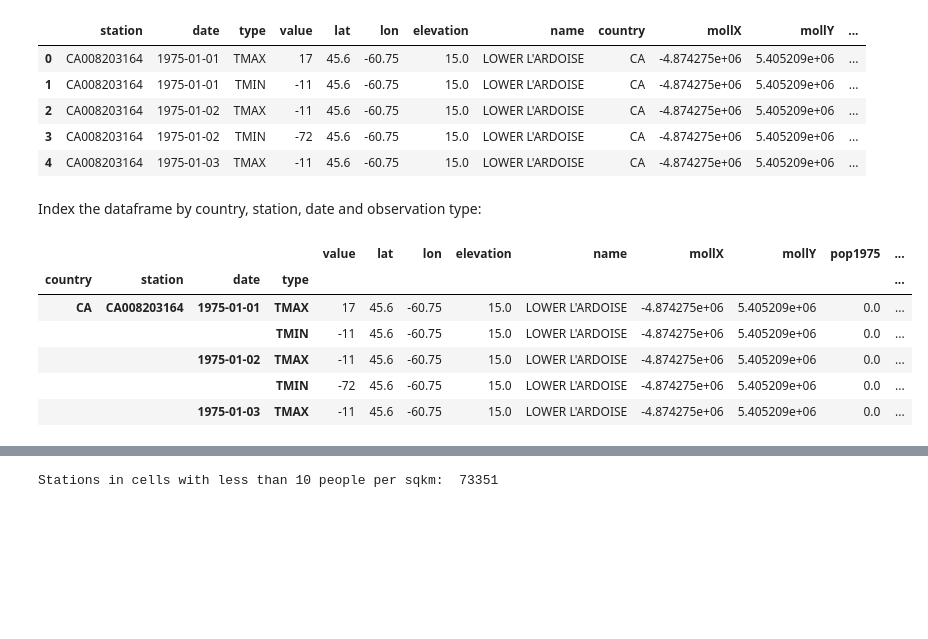
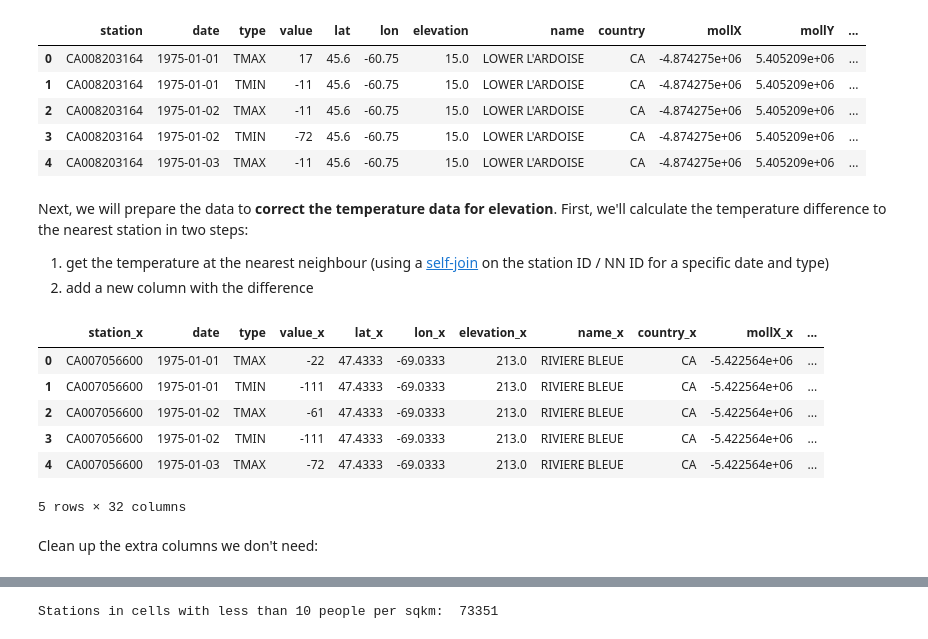
Before and after one commit to crstn/CISC, a Jupyter notebook: UHI-NOAA/NOAA_weather_station_data.ipynb, the cells around one changed output, grey strips where cells are left out. Cells and saved outputs as stored; diff of their text form; code cells hidden in the pictures; blank space fills up the shorter version.

Commit message:
Self-join added to get nearest neighbor temperatures on same day

```diff
--- a/UHI-NOAA/NOAA_weather_station_data.ipynb
+++ b/UHI-NOAA/NOAA_weather_station_data.ipynb
@@ -394,16 +417,21 @@ data_1975.head()
 | 2 | CA008203164 | 1975-01-02 | TMAX | -11 | 45.6 | -60.75 | 15.0 | LOWER L'ARDOISE | CA | -4.874275e+06 | 5.405209e+06 | ... |
 | 3 | CA008203164 | 1975-01-02 | TMIN | -72 | 45.6 | -60.75 | 15.0 | LOWER L'ARDOISE | CA | -4.874275e+06 | 5.405209e+06 | ... |
 | 4 | CA008203164 | 1975-01-03 | TMAX | -11 | 45.6 | -60.75 | 15.0 | LOWER L'ARDOISE | CA | -4.874275e+06 | 5.405209e+06 | ... |
-# %% [markdown]
-Index the dataframe by country, station, date and observation type:
+# %% [markdown]
+Next, we will prepare the data to **correct the temperature data for elevation**. First, we'll calculate the temperature difference to the nearest station in two steps:
+
+1. get the temperature at the nearest neighbour (using a <a href="Self-join demo.ipynb" target="_blank">self-join</a> on the station ID / NN ID for a specific date and type)
+2. add a new column with the difference
 # %%
-data_1975.set_index(['country','station','date','type'], inplace=True)
+data_1975 = data_1975.merge(data_1975, left_on=['NN','date','type'], right_on=['station','date','type'])
 data_1975.head()
 # %% [output]
-|  |  |  |  | value | lat | lon | elevation | name | mollX | mollY | pop1975 | ... |
-| country | station | date | type |  |  |  |  |  |  |  |  | ... |
-| CA | CA008203164 | 1975-01-01 | TMAX | 17 | 45.6 | -60.75 | 15.0 | LOWER L'ARDOISE | -4.874275e+06 | 5.405209e+06 | 0.0 | ... |
-|  |  |  | TMIN | -11 | 45.6 | -60.75 | 15.0 | LOWER L'ARDOISE | -4.874275e+06 | 5.405209e+06 | 0.0 | ... |
-|  |  | 1975-01-02 | TMAX | -11 | 45.6 | -60.75 | 15.0 | LOWER L'ARDOISE | -4.874275e+06 | 5.405209e+06 | 0.0 | ... |
-|  |  |  | TMIN | -72 | 45.6 | -60.75 | 15.0 | LOWER L'ARDOISE | -4.874275e+06 | 5.405209e+06 | 0.0 | ... |
-|  |  | 1975-01-03 | TMAX | -11 | 45.6 | -60.75 | 15.0 | LOWER L'ARDOISE | -4.874275e+06 | 5.405209e+06 | 0.0 | ... |
+|  | station_x | date | type | value_x | lat_x | lon_x | elevation_x | name_x | country_x | mollX_x | ... |
+| 0 | CA007056600 | 1975-01-01 | TMAX | -22 | 47.4333 | -69.0333 | 213.0 | RIVIERE BLEUE | CA | -5.422564e+06 | ... |
+| 1 | CA007056600 | 1975-01-01 | TMIN | -111 | 47.4333 | -69.0333 | 213.0 | RIVIERE BLEUE | CA | -5.422564e+06 | ... |
+| 2 | CA007056600 | 1975-01-02 | TMAX | -61 | 47.4333 | -69.0333 | 213.0 | RIVIERE BLEUE | CA | -5.422564e+06 | ... |
+| 3 | CA007056600 | 1975-01-02 | TMIN | -111 | 47.4333 | -69.0333 | 213.0 | RIVIERE BLEUE | CA | -5.422564e+06 | ... |
+| 4 | CA007056600 | 1975-01-03 | TMAX | -72 | 47.4333 | -69.0333 | 213.0 | RIVIERE BLEUE | CA | -5.422564e+06 | ... |
+5 rows × 32 columns
+# %% [markdown]
+Clean up the extra columns we don't need:
```
Also changed, not shown: parts of 15 cells of this notebook, 1 other file.
